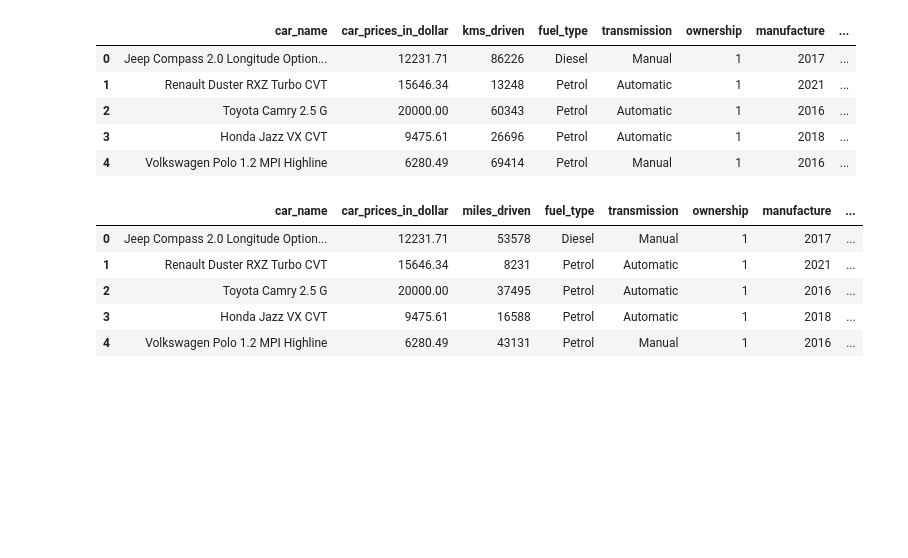
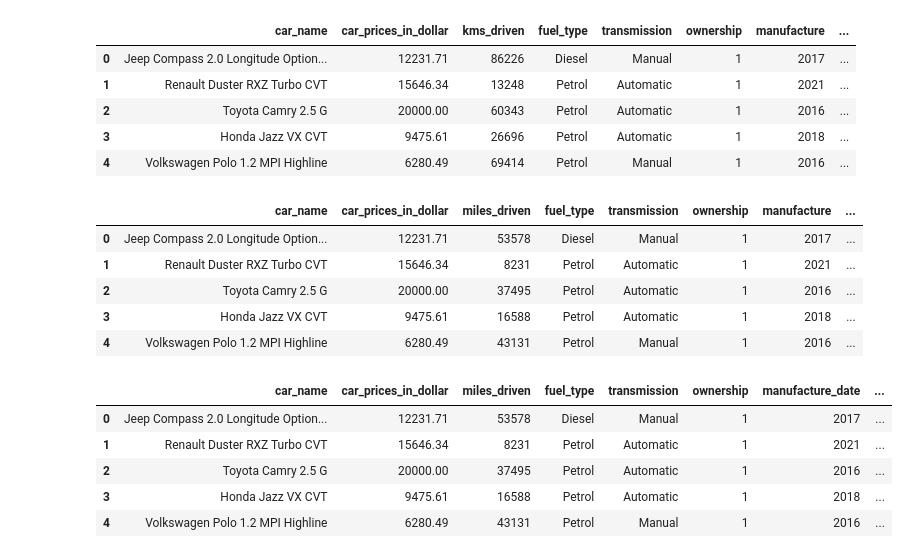
Before and after one commit to AlexeyAulov/predicting-old-car-prices, a Jupyter notebook: Neural_Network.ipynb, the cells around one changed output. Cells and saved outputs as stored; diff of their text form; code cells hidden in the pictures; blank space fills up the shorter version.

```diff
--- a/Neural_Network.ipynb
+++ b/Neural_Network.ipynb
@@ -309,3 +309,13 @@ df.head()
 | 2 | Toyota Camry 2.5 G | 20000.00 | 37495 | Petrol | Automatic | 1 | 2016 | ... |
 | 3 | Honda Jazz VX CVT | 9475.61 | 16588 | Petrol | Automatic | 1 | 2018 | ... |
 | 4 | Volkswagen Polo 1.2 MPI Highline | 6280.49 | 43131 | Petrol | Manual | 1 | 2016 | ... |
+# %%
+df=df.rename(columns ={'manufacture':'manufacture_date'})
+df.head()
+# %% [output]
+|  | car_name | car_prices_in_dollar | miles_driven | fuel_type | transmission | ownership | manufacture_date | ... |
+| 0 | Jeep Compass 2.0 Longitude Option... | 12231.71 | 53578 | Diesel | Manual | 1 | 2017 | ... |
+| 1 | Renault Duster RXZ Turbo CVT | 15646.34 | 8231 | Petrol | Automatic | 1 | 2021 | ... |
+| 2 | Toyota Camry 2.5 G | 20000.00 | 37495 | Petrol | Automatic | 1 | 2016 | ... |
+| 3 | Honda Jazz VX CVT | 9475.61 | 16588 | Petrol | Automatic | 1 | 2018 | ... |
+| 4 | Volkswagen Polo 1.2 MPI Highline | 6280.49 | 43131 | Petrol | Manual | 1 | 2016 | ... |
```
Also changed, not shown: parts of 9 cells of this notebook.
